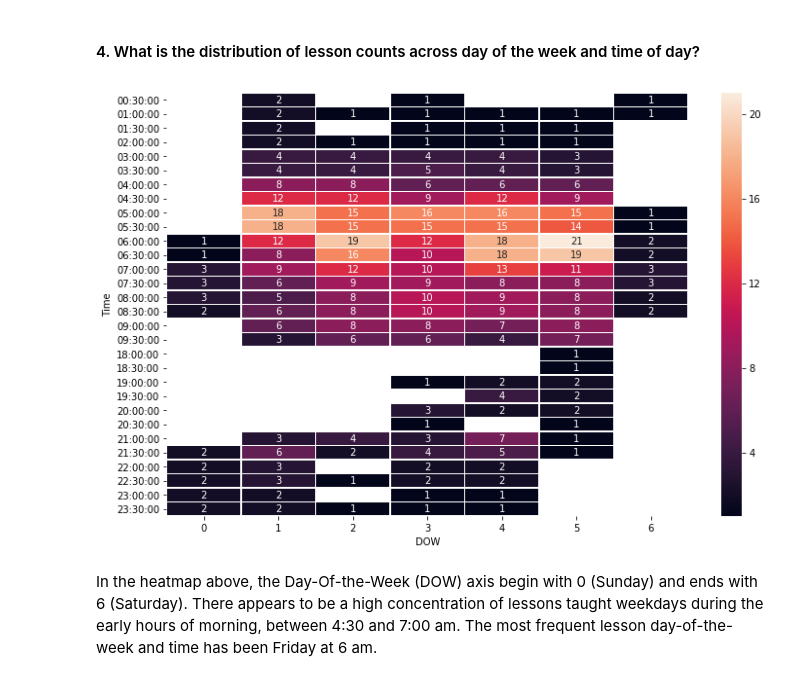
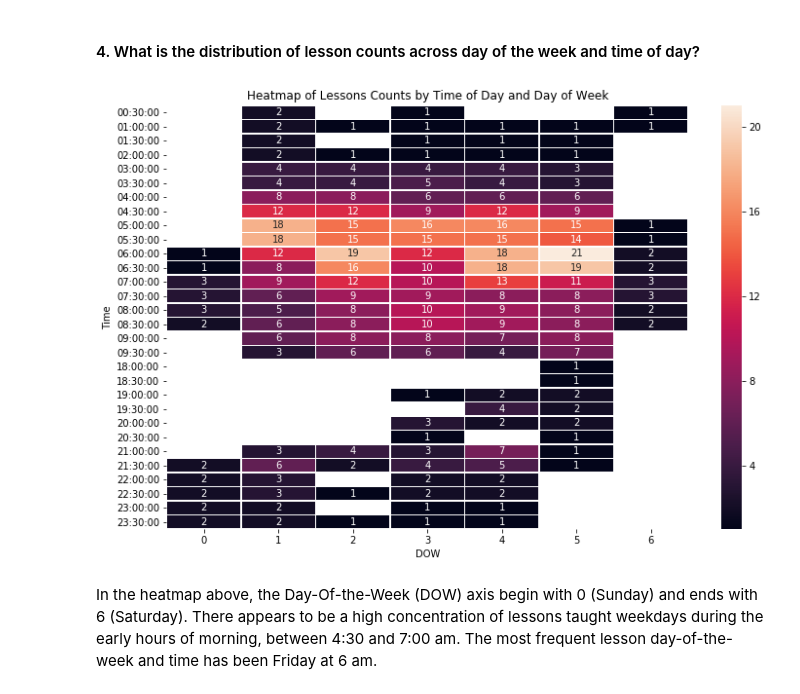
Before and after one commit to erikgregorywebb/machine-learning, a Jupyter notebook: Homework-1.ipynb, the cells around one changed output. Drawn from its saved outputs; the diff is of its cells as text; code cells hidden in the pictures.

Commit message:
added viz title, labels

```diff
--- a/Homework-1.ipynb
+++ b/Homework-1.ipynb
@@ -384,10 +389,12 @@ The stacked bar chart above shows that there is more variation in the distributi
 # %%
 vip_heatmap = pd.pivot_table(vip_df, values = 'Payment', index = ['Time'], columns = ['DOW'], aggfunc = 'count')
 f, ax = plt.subplots(figsize=(12, 8))
 sns.heatmap(vip_heatmap, annot = True, linewidths=.5, ax=ax)
+ax = plt.gca()
+ax.set_title("Heatmap of Lessons Counts by Time of Day and Day of Week")
 plt.show()
 # %% [output]
-[figure, old version]
+[figure, new version]
 # %% [markdown]
 In the heatmap above, the Day-Of-the-Week (DOW) axis begin with 0 (Sunday) and ends with 6 (Saturday). There appears to be a high concentration of lessons taught weekdays during the early hours of morning, between 4:30 and 7:00 am. The most frequent lesson day-of-the-week and time has been Friday at 6 am.
 # %% [markdown]
```
Also changed, not shown: parts of 20 cells of this notebook.
